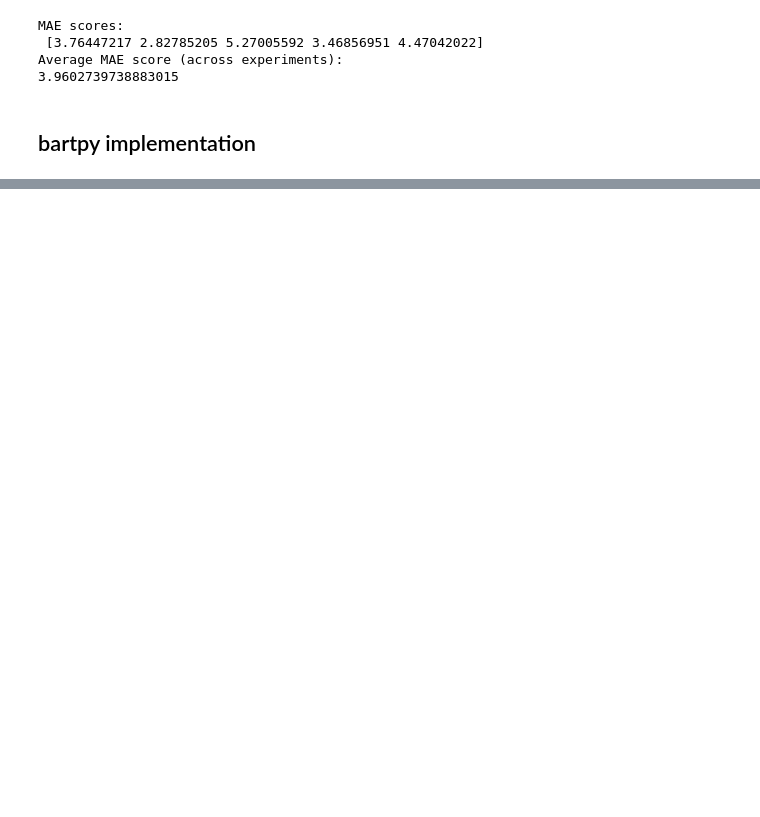
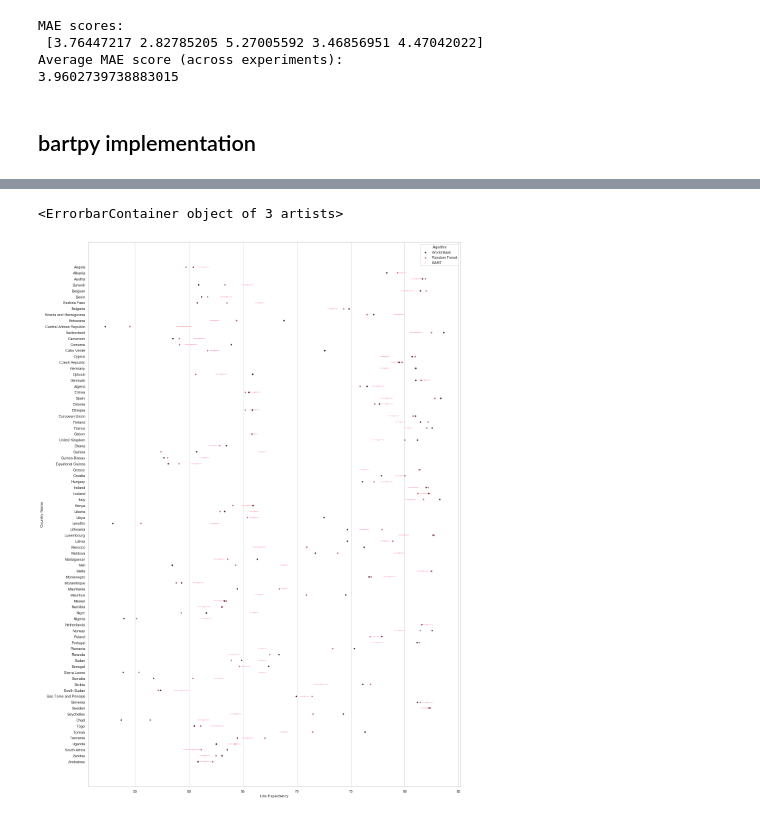
Before and after one commit to theorashid/inequality-experiments, a Jupyter notebook: BART/bart.ipynb, the cells around one changed output, grey strips where cells are left out. Cells and saved outputs as stored; diff of their text form; code cells hidden in the pictures; blank space fills up the shorter version.

```diff
--- a/BART/bart.ipynb
+++ b/BART/bart.ipynb
@@ -295,0 +233,12 @@ Average MAE score (across experiments):
+# %%
+# Reformat for plotting
+le_df = le_income_df[["Country Name", "Life Expectancy 2017", "Random Forest LE", "BART LE"]]
+le_df.rename(columns = {"Life Expectancy 2017":"World Bank", "Random Forest LE":"Random Forest", "BART LE":"BART"}, inplace=True)
+le_df = pd.melt(le_df, id_vars=["Country Name"], value_vars=["World Bank", "Random Forest", "BART"], var_name = "Algorithm", value_name = "Life Expectancy")
+
+error_df = le_income_df[["Country Name", "BART LE ci95"]]
+error_df.rename(columns = {"BART LE ci95":"BART"}, inplace=True)
+error_df["World Bank"], error_df["Random Forest"] = 0.0, 0.0
+error_df = pd.melt(error_df, id_vars=["Country Name"], value_vars=["World Bank", "Random Forest", "BART"], var_name = "Algorithm", value_name = "ci95")
+le_error_df = pd.merge(le_df, error_df)
+le_error_df
@@ -295,0 +259,9 @@ Average MAE score (across experiments):
+# %%
+# Plot with TRUE vs RF vs bartpy
+plt.figure(figsize = (20,30))
+sns.set(style = "whitegrid")
+ax = sns.pointplot(y = "Country Name", x = "Life Expectancy", hue = "Algorithm", data = le_error_df, join = False, xerr="ci95", errwidth = 10, scale = 0.5, palette = "ch:s=1, r=-.1, h=1_r")
+ax.errorbar(y = le_error_df["Country Name"], x = le_error_df["Life Expectancy"], xerr = le_error_df["ci95"], fmt=' ', zorder = -1, color = "lightpink")
+# %% [output]
+<ErrorbarContainer object of 3 artists>
+[figure, added]
```
Also changed, not shown: parts of 35 cells of this notebook.
